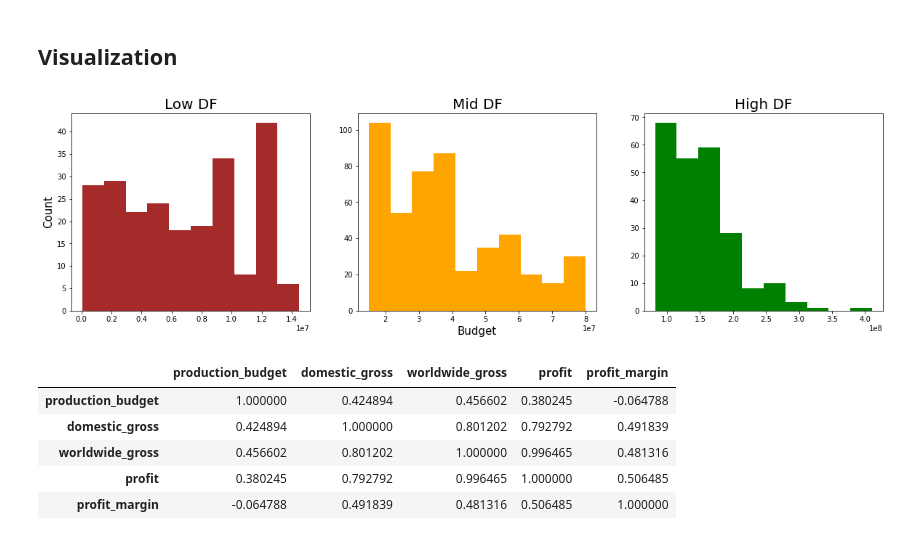
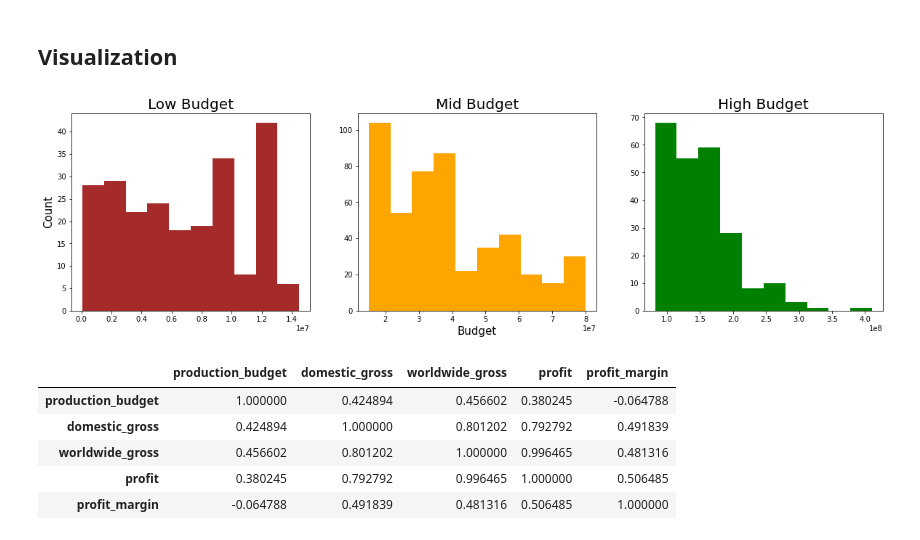
Before and after one commit to soohyunnie/avocoder-group-3-movie-analysis, a Jupyter notebook: Final_Notebook.ipynb, the cells around one changed output. Drawn from its saved outputs; the diff is of its cells as text; code cells hidden in the pictures.

```diff
--- a/Final_Notebook.ipynb
+++ b/Final_Notebook.ipynb
@@ -326,22 +326,22 @@ filtered_df_high = filtered_df[(filtered_df['production_budget'] > filt_75_perce
 # %%
 # Let's take a quick look at our new DataFrames
 
 fig, axs = plt.subplots(1,3)
 filtered_df_low['production_budget'].hist(ax=axs[0],figsize=(20,5),color='brown')
 filtered_df_mid['production_budget'].hist(ax=axs[1],figsize=(20,5),color='orange')
 filtered_df_high['production_budget'].hist(ax=axs[2],figsize=(20,5),color='green')
-axs[0].set_title('Low DF',fontsize=20)
+axs[0].set_title('Low Budget',fontsize=20)
 axs[0].set_ylabel('Count',fontsize=15)
 axs[0].grid(False)
-axs[1].set_title('Mid DF',fontsize=20)
+axs[1].set_title('Mid Budget',fontsize=20)
 axs[1].set_xlabel('Budget',fontsize=15)
 axs[1].grid(False)
-axs[2].set_title('High DF',fontsize=20);
+axs[2].set_title('High Budget',fontsize=20);
 axs[2].grid(False);
 
 plt.savefig('images/Three_Data_Frames')
 # %% [output]
-[figure, old version]
+[figure, new version]
 # %%
 # Let's see if there are any good correlation indicators in these dataframes
 display(filtered_df_low.corr(), filtered_df_mid.corr(), filtered_df_high.corr());
```
Also changed, not shown: parts of 1 cell of this notebook, 2 other files.
